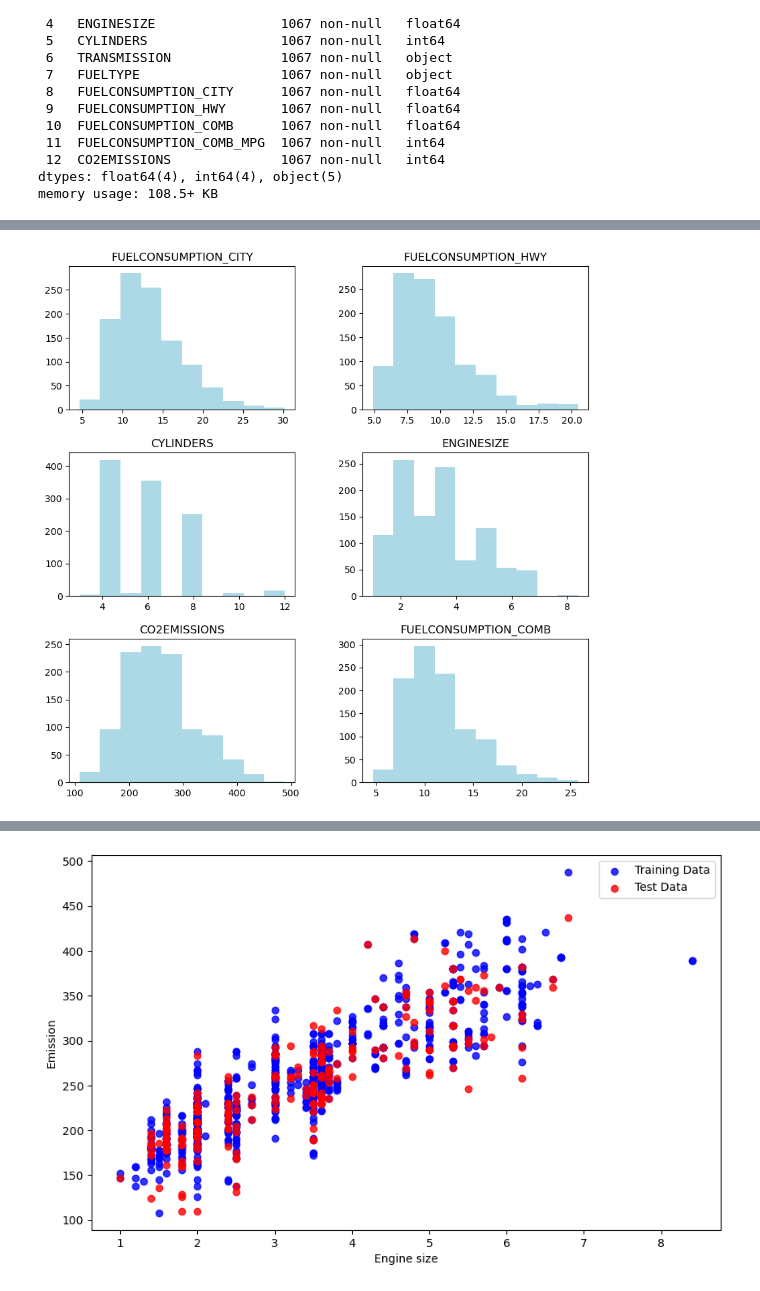
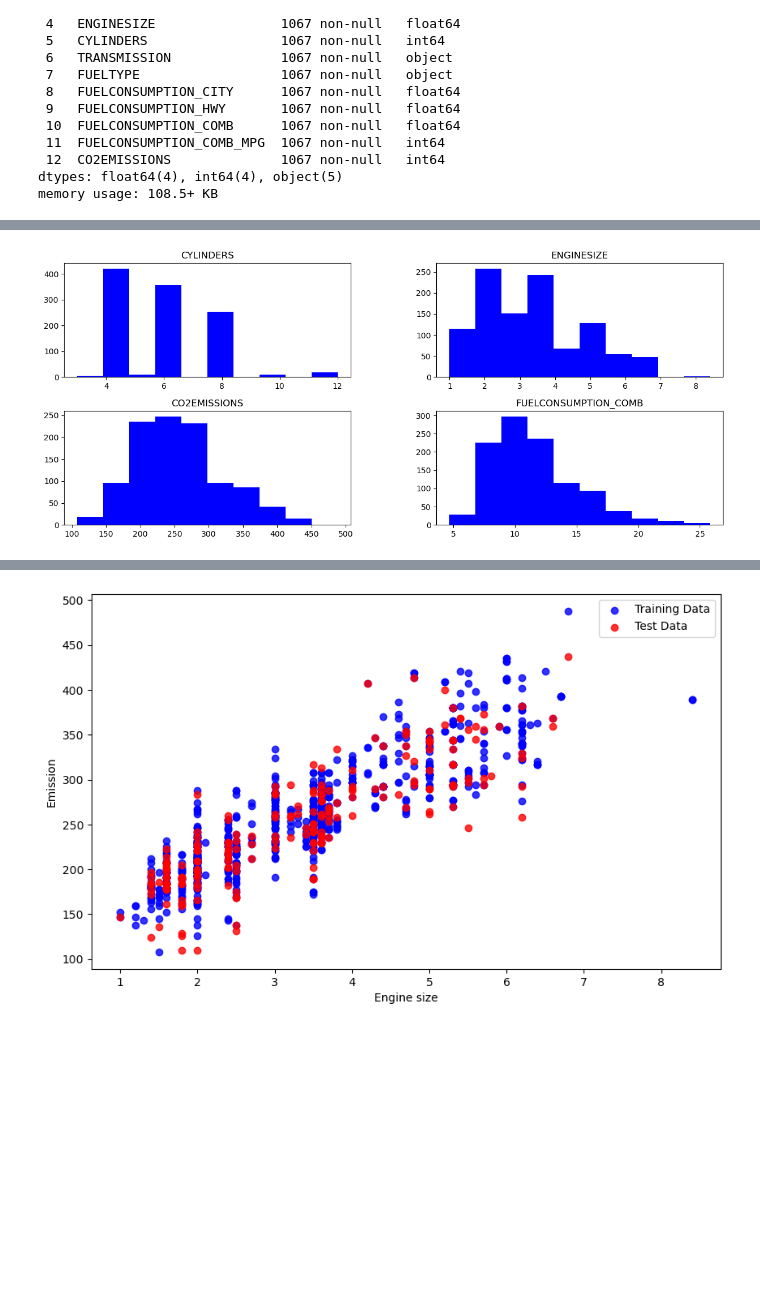
Before and after one commit to zahra-ahmadbeigloo/Data-analysis-projects, a Jupyter notebook: Fuel-Consumption/Fuel-Consumption.ipynb, the cells around one changed output, grey strips where cells are left out. Cells and saved outputs as stored; diff of their text form; code cells hidden in the pictures; blank space fills up the shorter version.

```diff
--- a/Fuel-Consumption/Fuel-Consumption.ipynb
+++ b/Fuel-Consumption/Fuel-Consumption.ipynb
@@ -91,7 +68,7 @@ cdf.head(4)
 # %%
-viz = cdf[["FUELCONSUMPTION_CITY", "FUELCONSUMPTION_HWY", 'CYLINDERS','ENGINESIZE','CO2EMISSIONS','FUELCONSUMPTION_COMB']]
-viz.hist(figsize=(10, 10), grid=False, color="lightblue")
+viz = df[['CYLINDERS','ENGINESIZE','CO2EMISSIONS','FUELCONSUMPTION_COMB']]
+viz.hist(figsize=(15, 6), grid=False, color="blue")
 plt.show()
 # %% [output]
-[figure, old version]
+[figure, new version]
 # %%
```
Also changed, not shown: parts of 20 cells of this notebook.
